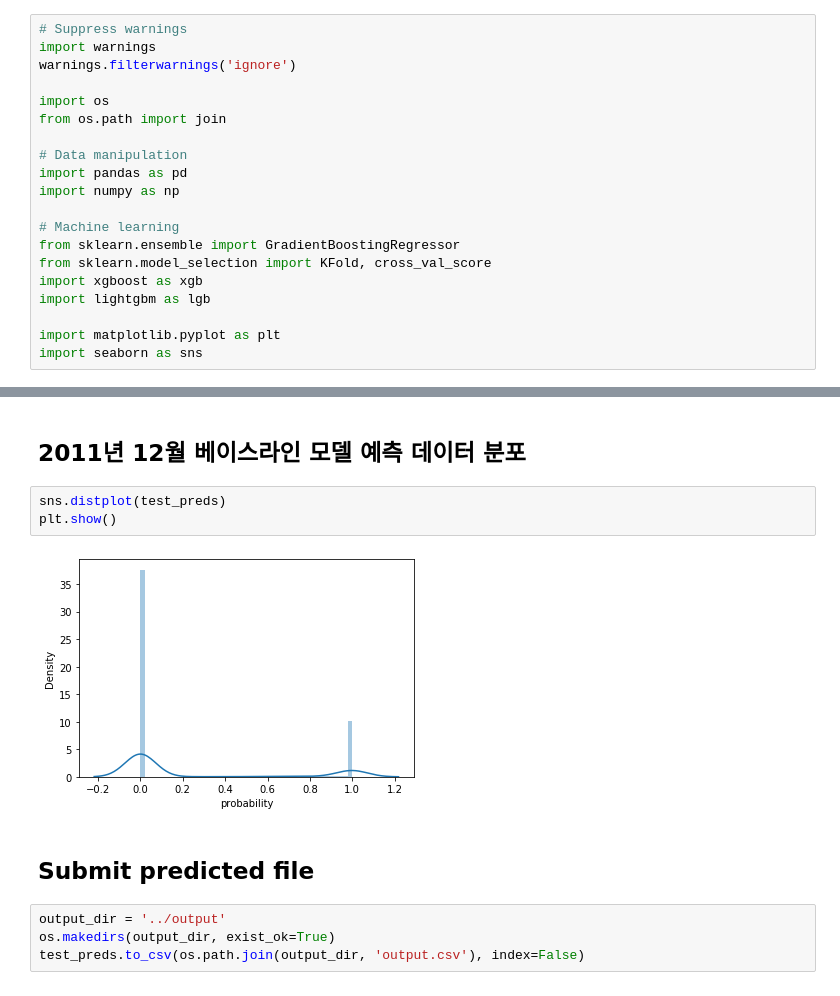
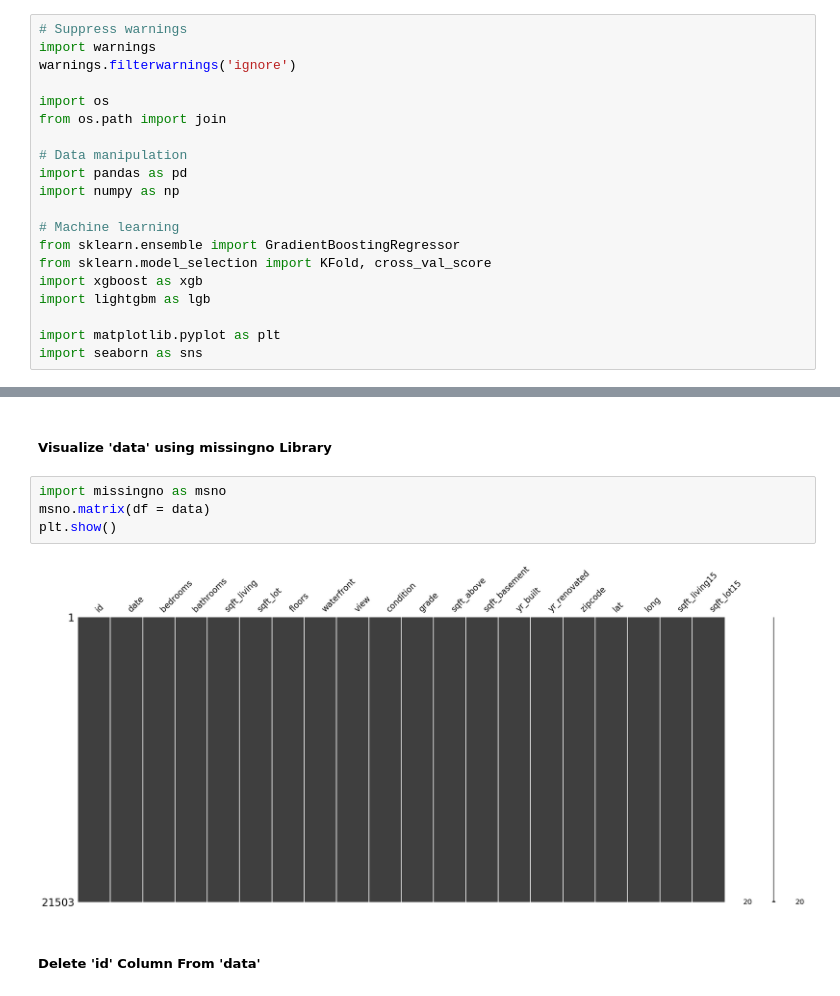
Before and after one commit to jylee2033/ML_KaKR, a Jupyter notebook: week1.ipynb, the cells around one changed output, grey strips where cells are left out. Saved outputs shown, nothing was run; the diff lists cells and outputs as text.

```diff
--- a/week1.ipynb
+++ b/week1.ipynb
@@ -250,13 +139,10 @@ test_preds = baseline_no_ml(data, '2011-12')
-# %% [markdown]
-## 2011년 12월 베이스라인 모델 예측 데이터 분포
-# %%
-sns.distplot(test_preds)
-plt.show()
-# %% [output]
-[figure, removed]
-# %% [markdown]
-## Submit predicted file
-# %%
-output_dir = '../output'
-os.makedirs(output_dir, exist_ok=True)
-test_preds.to_csv(os.path.join(output_dir, 'output.csv'), index=False)
+# %% [markdown]
+##### Visualize 'data' using missingno Library
+# %%
+import missingno as msno
+msno.matrix(df = data)
+plt.show()
+# %% [output]
+[figure, added]
+# %% [markdown]
+##### Delete 'id' Column From 'data'
```
Also changed, not shown: parts of 47 cells of this notebook.
